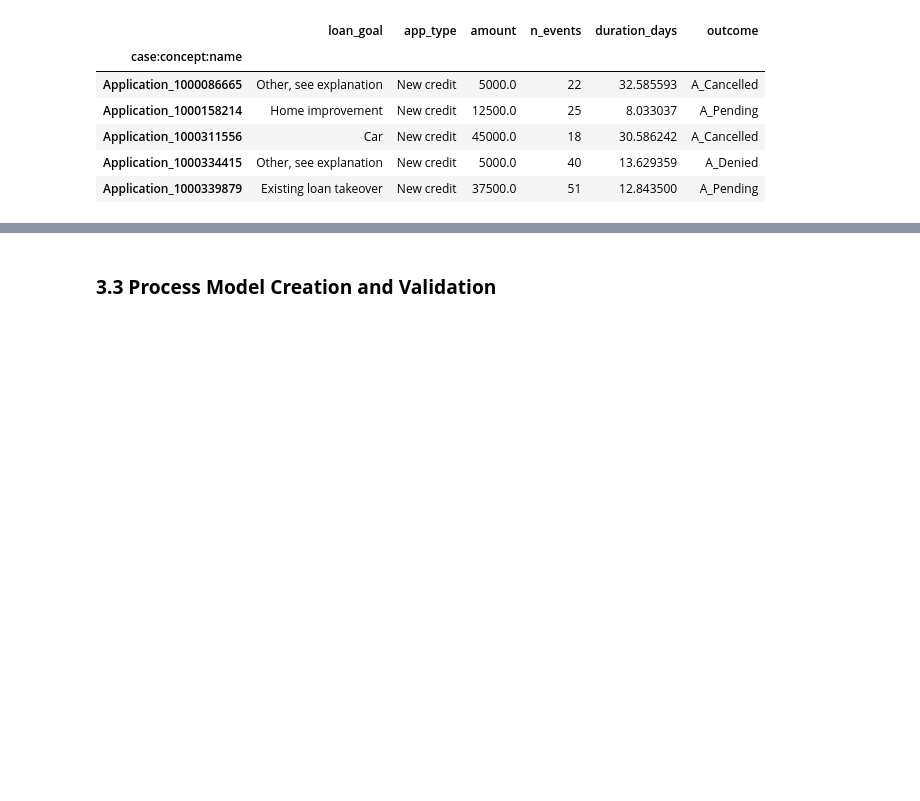
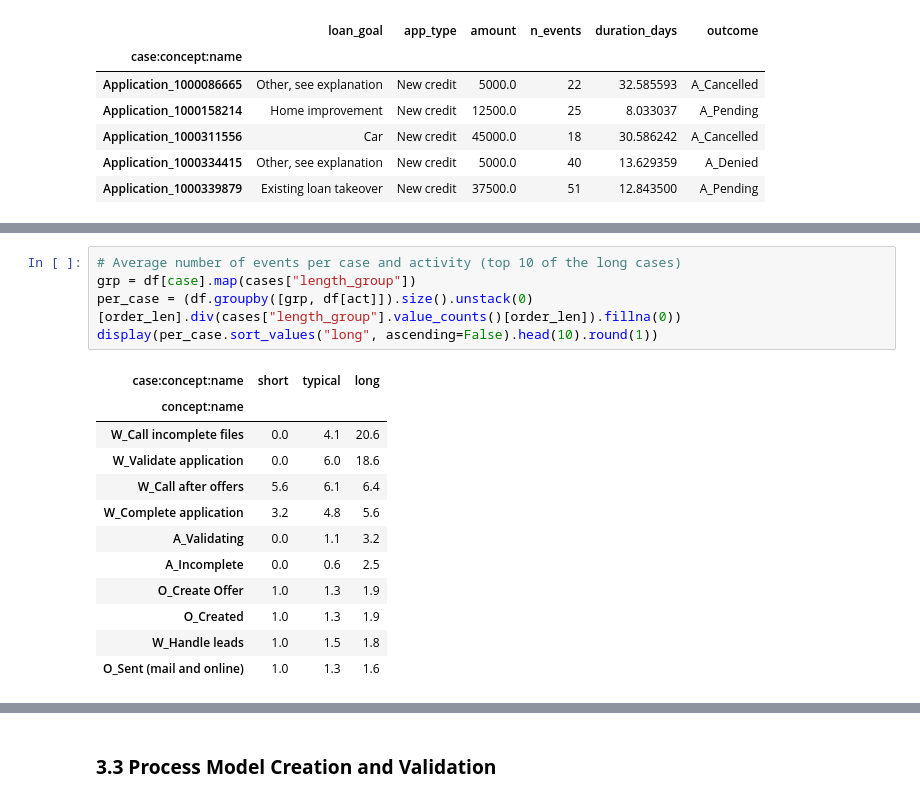
Before and after one commit to M1l3na24/First-Assignment-BPPSO-WS26-27, a Jupyter notebook: assignmentI.ipynb, the cells around one changed output, grey strips where cells are left out. Drawn from its saved outputs; the diff is of its cells as text; blank space fills up the shorter version.

```diff
--- a/assignmentI.ipynb
+++ b/assignmentI.ipynb
@@ -293,0 +336,18 @@ display(cases[:5]) # Line just to visualise the final table
+# %%
+# Average number of events per case and activity (top 10 of the long cases)
+grp = df[case].map(cases["length_group"])
+per_case = (df.groupby([grp, df[act]]).size().unstack(0)[order_len].div(cases["length_group"].value_counts()[order_len]).fillna(0))
+display(per_case.sort_values("long", ascending=False).head(10).round(1))
+# %% [output]
+| case:concept:name | short | typical | long |
+| concept:name |  |  |  |
+| W_Call incomplete files | 0.0 | 4.1 | 20.6 |
+| W_Validate application | 0.0 | 6.0 | 18.6 |
+| W_Call after offers | 5.6 | 6.1 | 6.4 |
+| W_Complete application | 3.2 | 4.8 | 5.6 |
+| A_Validating | 0.0 | 1.1 | 3.2 |
+| A_Incomplete | 0.0 | 0.6 | 2.5 |
+| O_Create Offer | 1.0 | 1.3 | 1.9 |
+| O_Created | 1.0 | 1.3 | 1.9 |
+| W_Handle leads | 1.0 | 1.5 | 1.8 |
+| O_Sent (mail and online) | 1.0 | 1.3 | 1.6 |
```
Also changed, not shown: parts of 14 cells of this notebook, 1 other file.
